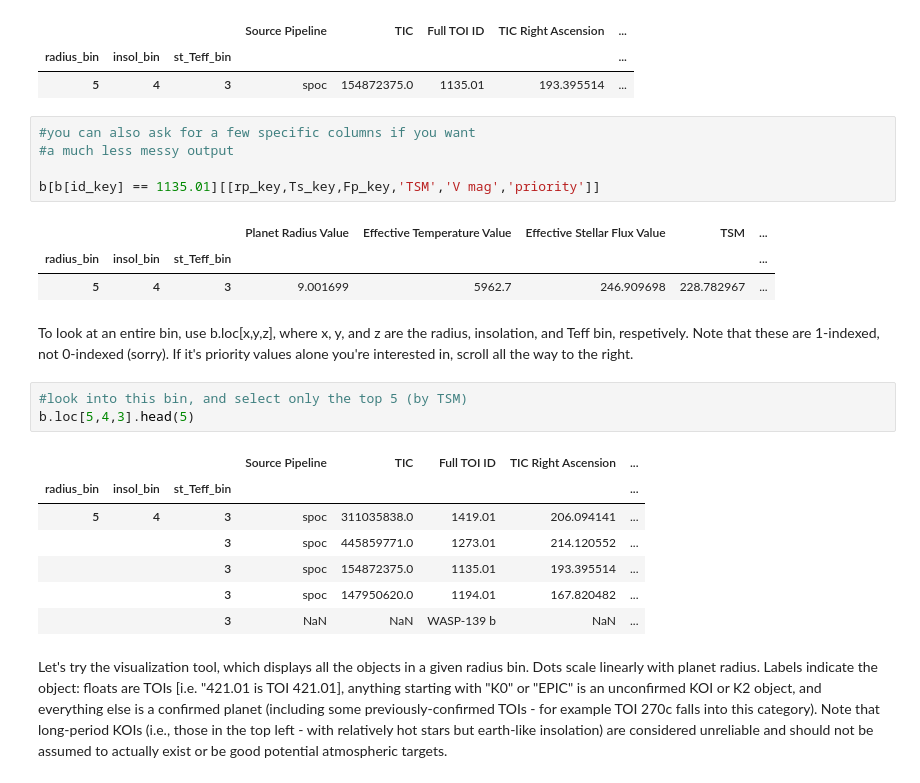
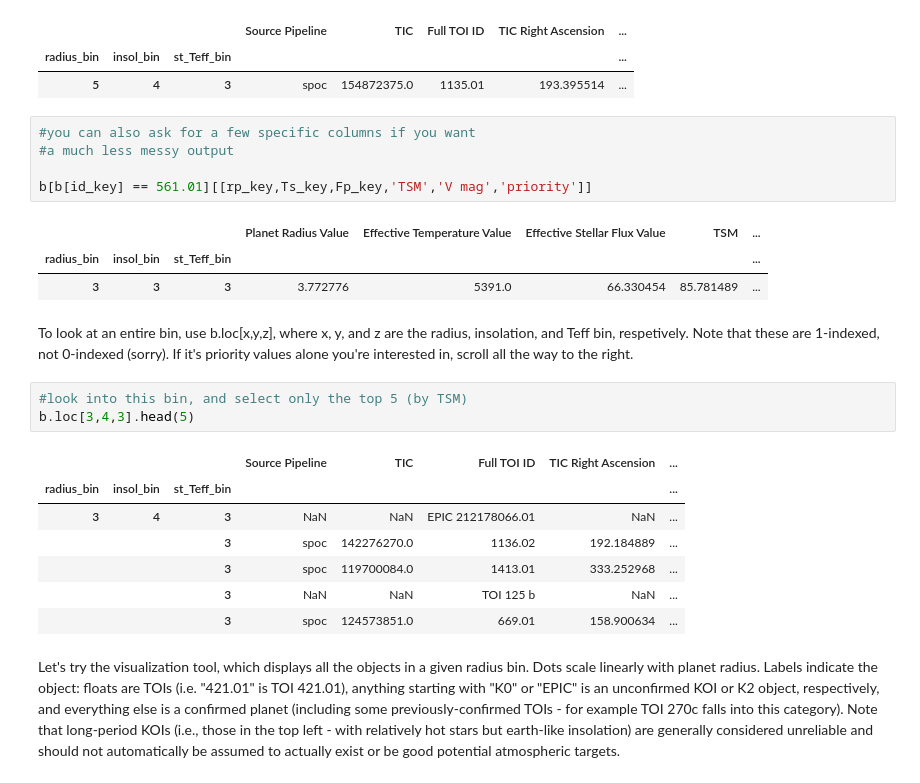
Before and after one commit to murphyjm/tks_targets_shared, a Jupyter notebook: Prioritization-Tools-Tutorial.ipynb, the cells around one changed output. Cells and saved outputs as stored; diff of their text form.

Commit message:
minor updates to priority-tools

```diff
--- a/Prioritization-Tools-Tutorial.ipynb
+++ b/Prioritization-Tools-Tutorial.ipynb
@@ -76,26 +76,26 @@ b[b[id_key] == 1135.01]
 #you can also ask for a few specific columns if you want
 #a much less messy output
 
-b[b[id_key] == 1135.01][[rp_key,Ts_key,Fp_key,'TSM','V mag','priority']]
+b[b[id_key] == 561.01][[rp_key,Ts_key,Fp_key,'TSM','V mag','priority']]
 # %% [output]
 |  |  |  | Planet Radius Value | Effective Temperature Value | Effective Stellar Flux Value | TSM | ... |
 | radius_bin | insol_bin | st_Teff_bin |  |  |  |  | ... |
-| 5 | 4 | 3 | 9.001699 | 5962.7 | 246.909698 | 228.782967 | ... |
+| 3 | 3 | 3 | 3.772776 | 5391.0 | 66.330454 | 85.781489 | ... |
 # %% [markdown]
 To look at an entire bin, use b.loc[x,y,z], where x, y, and z are the radius, insolation, and Teff bin, respetively. Note that these are 1-indexed, not 0-indexed (sorry). If it's priority values alone you're interested in, scroll all the way to the right.
 # %%
 #look into this bin, and select only the top 5 (by TSM)
-b.loc[5,4,3].head(5)
+b.loc[3,4,3].head(5)
 # %% [output]
 |  |  |  | Source Pipeline | TIC | Full TOI ID | TIC Right Ascension | ... |
 | radius_bin | insol_bin | st_Teff_bin |  |  |  |  | ... |
-| 5 | 4 | 3 | spoc | 311035838.0 | 1419.01 | 206.094141 | ... |
-|  |  | 3 | spoc | 445859771.0 | 1273.01 | 214.120552 | ... |
-|  |  | 3 | spoc | 154872375.0 | 1135.01 | 193.395514 | ... |
-|  |  | 3 | spoc | 147950620.0 | 1194.01 | 167.820482 | ... |
-|  |  | 3 | NaN | NaN | WASP-139 b | NaN | ... |
+| 3 | 4 | 3 | NaN | NaN | EPIC 212178066.01 | NaN | ... |
+|  |  | 3 | spoc | 142276270.0 | 1136.02 | 192.184889 | ... |
+|  |  | 3 | spoc | 119700084.0 | 1413.01 | 333.252968 | ... |
+|  |  | 3 | NaN | NaN | TOI 125 b | NaN | ... |
+|  |  | 3 | spoc | 124573851.0 | 669.01 | 158.900634 | ... |
 # %% [markdown]
-Let's try the visualization tool, which displays all the objects in a given radius bin. Dots scale linearly with planet radius. Labels indicate the object: floats are TOIs [i.e. "421.01 is TOI 421.01], anything starting with "K0" or "EPIC" is an unconfirmed KOI or K2 object, and everything else is a confirmed planet (including some previously-confirmed TOIs - for example TOI 270c falls into this category). Note that long-period KOIs (i.e., those in the top left - with relatively hot stars but earth-like insolation) are considered unreliable and should not be assumed to actually exist or be good potential atmospheric targets.
+Let's try the visualization tool, which displays all the objects in a given radius bin. Dots scale linearly with planet radius. Labels indicate the object: floats are TOIs (i.e. "421.01" is TOI 421.01), anything starting with "K0" or "EPIC" is an unconfirmed KOI or K2 object, respectively, and everything else is a confirmed planet (including some previously-confirmed TOIs - for example TOI 270c falls into this category). Note that long-period KOIs (i.e., those in the top left - with relatively hot stars but earth-like insolation) are generally considered unreliable and should not automatically be assumed to actually exist or be good potential atmospheric targets.
 # %%
 #bin_plotter inputs are the binned data, the bin edges
 #(as defined above), and the radius bin of interest
```
Also changed, not shown: parts of 3 cells of this notebook, 3 other files.
